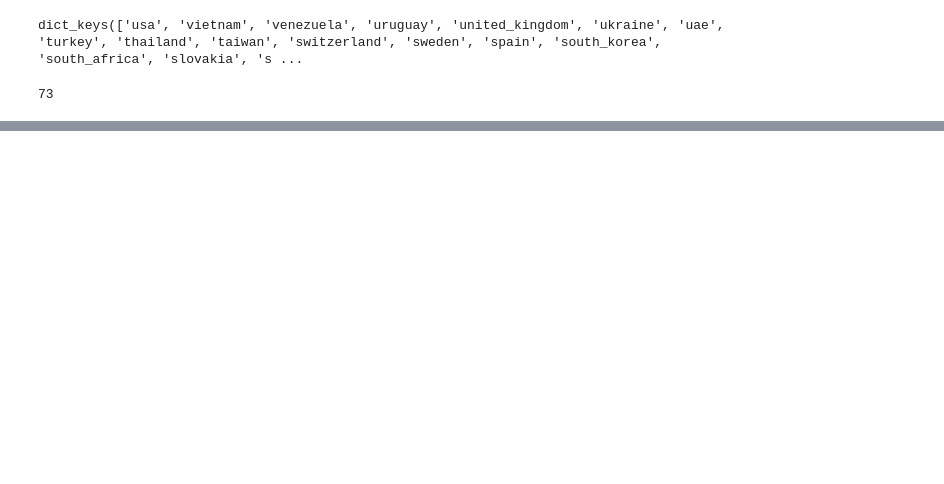
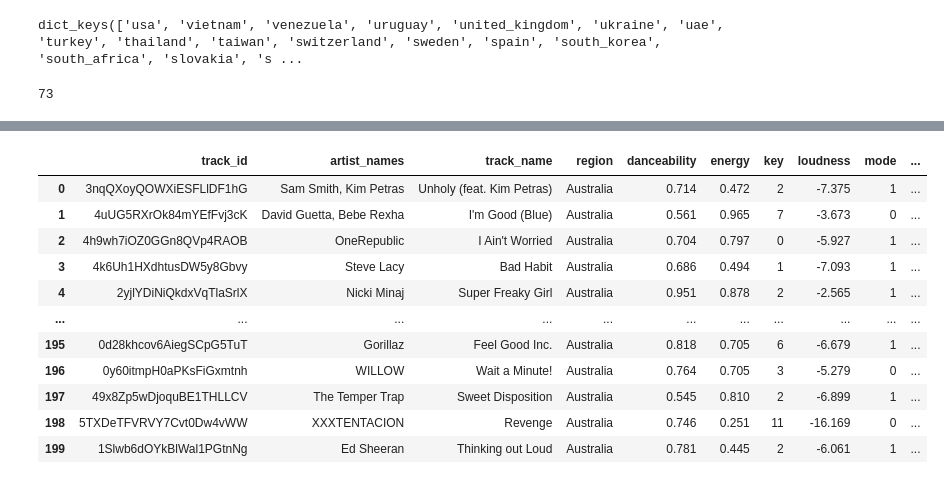
Before and after one commit to Flores-Kevin/rage-against-machine-learning, a Jupyter notebook: testing.ipynb, the cells around one changed output, grey strips where cells are left out. Drawn from its saved outputs; the diff is of its cells as text; code cells hidden in the pictures; blank space fills up the shorter version.

```diff
--- a/testing.ipynb
+++ b/testing.ipynb
@@ -403,0 +432,85 @@ KeyError: 'danceability'
+# %%
+#empty lists to store song data
+australia_danceability = []
+australia_energy = []
+australia_key = []
+australia_loudness = []
+australia_mode = []
+australia_speechiness = []
+australia_acousticness = []
+australia_instrumentalness = []
+australia_liveness = []
+australia_valence = []
+australia_tempo = []
+australia_id_num = []
+australia_track_href = []
+australia_analysis_url = []
+australia_duration_mins = []
+australia_time_signature = []
+
+for i in d['australia']["track_id"]:
+    australia_response = requests.get(base_url + 'audio-features/' + i, headers=headers).json()
+
+    #fill in track info for each audio feature / empty list
+    australia_danceability.append(australia_response["danceability"])
+    australia_energy.append(australia_response["energy"])
+    australia_key.append(australia_response["key"])
+    australia_loudness.append(australia_response["loudness"])
+    australia_mode.append(australia_response["mode"])
+    australia_speechiness.append(australia_response["speechiness"])
+    australia_acousticness.append(australia_response["acousticness"])
+    australia_instrumentalness.append(australia_response["instrumentalness"])
+    australia_liveness.append(australia_response["liveness"])
+    australia_valence.append(australia_response["valence"])
+    australia_tempo.append(australia_response["tempo"])
+    australia_id_num.append(australia_response["id"])
+    australia_track_href.append(australia_response["track_href"])
+    australia_analysis_url.append(australia_response["analysis_url"])
+    #duration recorded in api in milliseconds, converting to minutes here
+    australia_duration_mins.append(round((australia_response["duration_ms"] / 60000),2))
+    australia_time_signature.append(australia_response["time_signature"])
+
+    # time.sleep(1)
+
+australia_dict = {}
+#create a dictionary to hold data gathered from the api
+australia_dict = {
+    "track_id": australia_id_num,
+    "danceability": australia_danceability,
+    "energy": australia_energy,
+    "key": australia_key,
+    "loudness": australia_loudness,
+    "mode": australia_mode,
+    "speechiness": australia_speechiness,
+    "acousticness": australia_acousticness,
+    "instrumentalness": australia_instrumentalness,
+    "liveness": australia_liveness,
+    "valence": australia_valence,
+    "tempo": australia_tempo,
+    "duration_mins": australia_duration_mins,
+    "time_signature": australia_time_signature,
+    "track_href": australia_track_href,
+    "analysis_url": australia_analysis_url
+}
+
+#convert dictionary to a dataframe
+australia_info_df = pd.DataFrame(australia_dict)
+australia_info_df.head()
+
+
+australia_tracks = d['australia']
+australia_df = australia_tracks.merge(australia_info_df, how="inner")
+australia_df
+# %% [output]
+|  | track_id | artist_names | track_name | region | danceability | energy | key | loudness | mode | ... |
+| 0 | 3nqQXoyQOWXiESFLlDF1hG | Sam Smith, Kim Petras | Unholy (feat. Kim Petras) | Australia | 0.714 | 0.472 | 2 | -7.375 | 1 | ... |
+| 1 | 4uUG5RXrOk84mYEfFvj3cK | David Guetta, Bebe Rexha | I'm Good (Blue) | Australia | 0.561 | 0.965 | 7 | -3.673 | 0 | ... |
+| 2 | 4h9wh7iOZ0GGn8QVp4RAOB | OneRepublic | I Ain't Worried | Australia | 0.704 | 0.797 | 0 | -5.927 | 1 | ... |
+| 3 | 4k6Uh1HXdhtusDW5y8Gbvy | Steve Lacy | Bad Habit | Australia | 0.686 | 0.494 | 1 | -7.093 | 1 | ... |
+| 4 | 2yjlYDiNiQkdxVqTlaSrlX | Nicki Minaj | Super Freaky Girl | Australia | 0.951 | 0.878 | 2 | -2.565 | 1 | ... |
+| ... | ... | ... | ... | ... | ... | ... | ... | ... | ... | ... |
+| 195 | 0d28khcov6AiegSCpG5TuT | Gorillaz | Feel Good Inc. | Australia | 0.818 | 0.705 | 6 | -6.679 | 1 | ... |
+| 196 | 0y60itmpH0aPKsFiGxmtnh | WILLOW | Wait a Minute! | Australia | 0.764 | 0.705 | 3 | -5.279 | 0 | ... |
+| 197 | 49x8Zp5wDjoquBE1THLLCV | The Temper Trap | Sweet Disposition | Australia | 0.545 | 0.810 | 2 | -6.899 | 1 | ... |
+| 198 | 5TXDeTFVRVY7Cvt0Dw4vWW | XXXTENTACION | Revenge | Australia | 0.746 | 0.251 | 11 | -16.169 | 0 | ... |
+| 199 | 1Slwb6dOYkBlWal1PGtnNg | Ed Sheeran | Thinking out Loud | Australia | 0.781 | 0.445 | 2 | -6.061 | 1 | ... |
```
Also changed, not shown: parts of 29 cells of this notebook.
